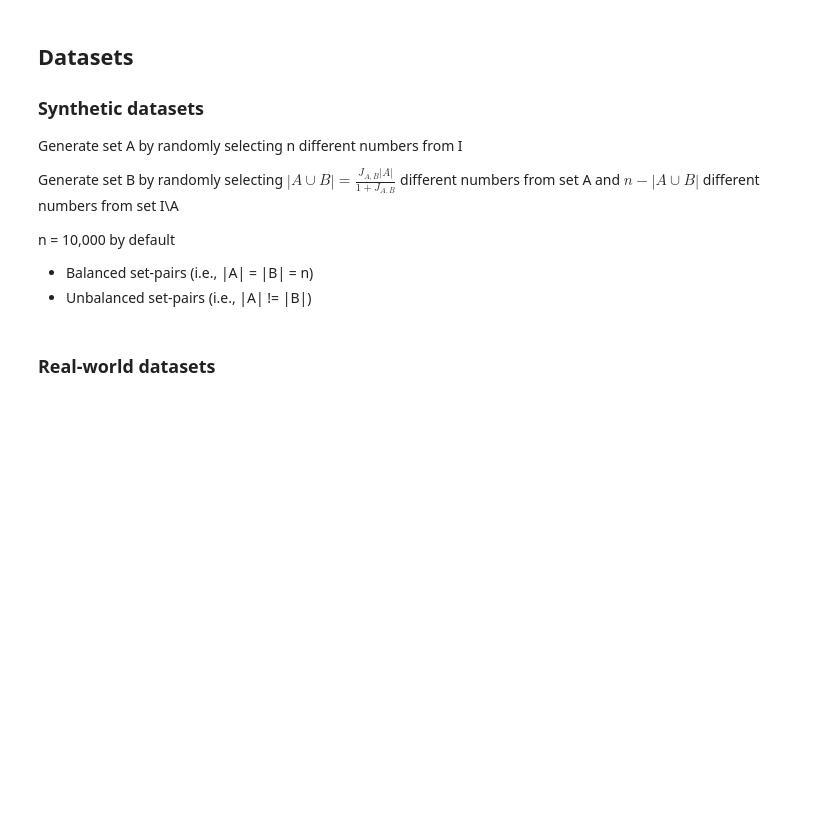
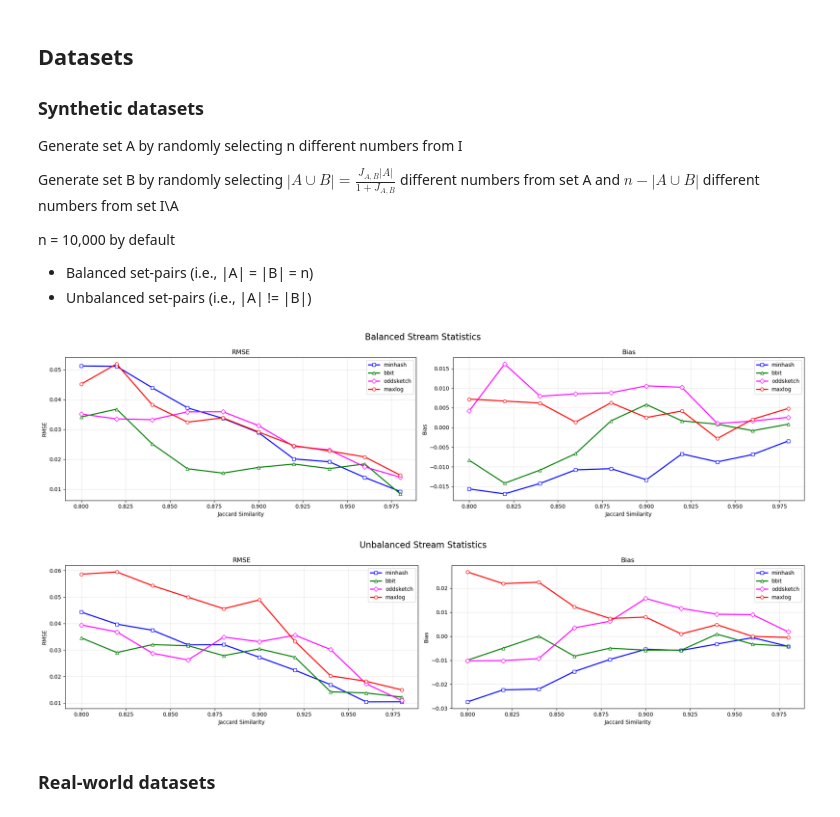
Before and after one commit to junyeongh/cityu-courses, a Jupyter notebook: sdsc3001-2425a/course_project/course-project.ipynb, the cells around one changed output. Cells and saved outputs as stored; diff of their text form; code cells hidden in the pictures; blank space fills up the shorter version.

```diff
--- a/sdsc3001-2425a/course_project/course-project.ipynb
+++ b/sdsc3001-2425a/course_project/course-project.ipynb
@@ -69,6 +69,82 @@ df_unbalance_median = pl.read_parquet("result/unbalance_median_results.parquest"
 df_unbalance_std = pl.read_parquet("result/unbalance_std_results.parquest")
 df_unbalance_rmse = pl.read_parquet("result/unbalance_rmse_results.parquest")
 df_unbalance_bias = pl.read_parquet("result/unbalance_bias_results.parquest")
+# %%
+import matplotlib.pyplot as plt
+
+
+def plot_stream_stats(title, df_mean, df_median, df_std, df_rmse, df_bias):
+    # fig, axes = plt.subplots(1, 5, figsize=(20, 5))
+    fig, axes = plt.subplots(1, 2, figsize=(20, 5))
+    fig.suptitle(title, fontsize=16)
+
+    # Flatten axes for easier iteration
+    axes = axes.flatten()
+
+    # Data to plot
+    # dfs = [df_mean, df_median, df_std, df_rmse, df_bias]
+    # titles = ["Mean", "Median", "Standard Deviation", "RMSE", "Bias"]
+    dfs = [df_rmse, df_bias]
+    titles = ["RMSE", "Bias"]
+
+    # Colors and markers for different methods
+    methods = ["minhash", "bbit", "oddsketch", "maxlog"]
+    colors = ["blue", "green", "magenta", "red"]
+    markers = ["s", "^", "D", "o"]
+
+    for idx, (df, title) in enumerate(zip(dfs, titles)):
+        ax = axes[idx]
+
+        # Plot each method
+        for method, color, marker in zip(methods, colors, markers):
+            ax.plot(
+                df["jaccard"],
+                df[method],
+                color=color,
+                marker=marker,
+                label=method,
+                markersize=6,
+                linewidth=2,
+                markerfacecolor="white",
+            )
+
+        ax.set_xlabel("Jaccard Similarity")
+        ax.set_ylabel(title)
+        ax.grid(True, alpha=0.3)
+        ax.legend()
+        ax.set_title(f"{title}")
+
+    plt.tight_layout()
+    return fig
+
+
+# Plot balanced stream statistics
+fig1 = plot_stream_stats(
+    "Balanced Stream Statistics",
+    df_balance_mean,
+    df_balance_median,
+    df_balance_std,
+    df_balance_rmse,
+    df_balance_bias,
+)
+
+# Plot unbalanced stream statistics
+fig2 = plot_stream_stats(
+    "Unbalanced Stream Statistics",
+    df_unbalance_mean,
+    df_unbalance_median,
+    df_unbalance_std,
+    df_unbalance_rmse,
+    df_unbalance_bias,
+)
+
+fig1.savefig("figures/balanced_stats.png", dpi=300, bbox_inches="tight")
+fig2.savefig("figures/unbalanced_stats.png", dpi=300, bbox_inches="tight")
+
+plt.show()
+# %% [output]
+[figure, added]
+[figure, added]
 # %% [markdown]
 ### Real-world datasets
 # %%
```
Also changed, not shown: parts of 11 cells of this notebook, 4 other files.
